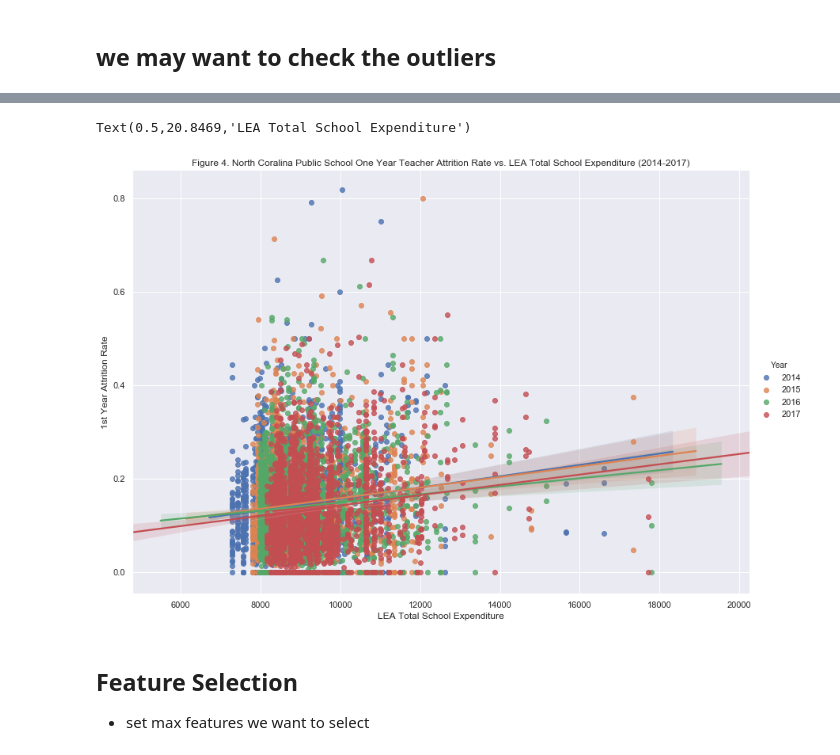
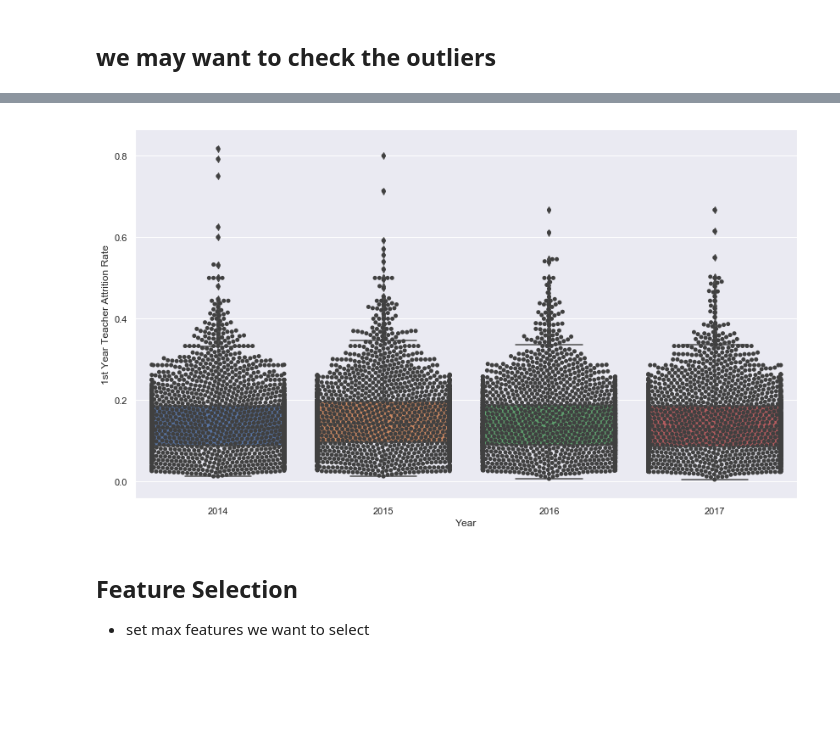
Before and after one commit to wtubin/TeacherRetentionofNC, a Jupyter notebook: 2017/Models/NCTeacherAttritionRatePredict.ipynb, the cells around one changed output, grey strips where cells are left out. Cells and saved outputs as stored; diff of their text form; code cells hidden in the pictures; blank space fills up the shorter version.

```diff
--- a/2017/Models/NCTeacherAttritionRatePredict.ipynb
+++ b/2017/Models/NCTeacherAttritionRatePredict.ipynb
@@ -230,13 +247,12 @@ Text(0.5,20.8469,'LEA Total School Expenditure')
-# %%
-sns.lmplot(x="lea_total_expense_num", y="_1yr_tchr_trnovr_pct", hue="Year", data=schData,height=8.27, aspect=11.7/8.27)
-sns.despine()
-
-plt.title("Figure 4. North Coralina Public School One Year Teacher Attrition Rate vs. LEA Total School Expenditure (2014-2017)")
-plt.ylabel('1st Year Attrition Rate')
-plt.xlabel('LEA Total School Expenditure')
-# %% [output]
-Text(0.5,20.8469,'LEA Total School Expenditure')
-[figure, removed]
+# %%
+plt.figure(figsize=(14, 8))
+ax = sns.boxplot(x="Year", y="_1yr_tchr_trnovr_pct", data=schData)
+ax = sns.swarmplot(x="Year", y="_1yr_tchr_trnovr_pct", data=schData, color=".25")
+plt.ylabel('1st Year Teacher Attrition Rate')
+plt.xlabel('Year')
+plt.savefig('Figure3.png')
+# %% [output]
+[figure, added]
 # %%
 #schData.info(verbose=True)
 # %% [markdown]
```
Also changed, not shown: parts of 56 cells of this notebook, 38 other files.
